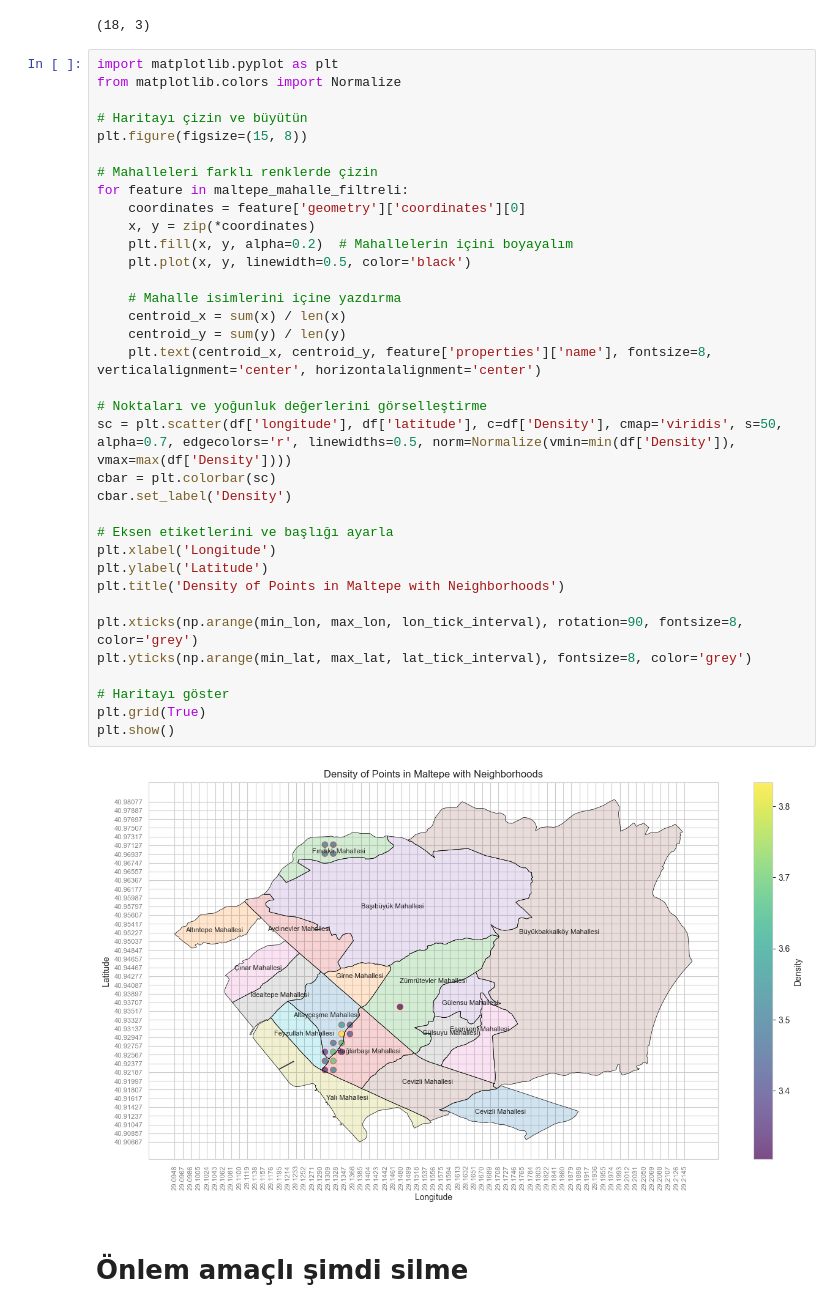
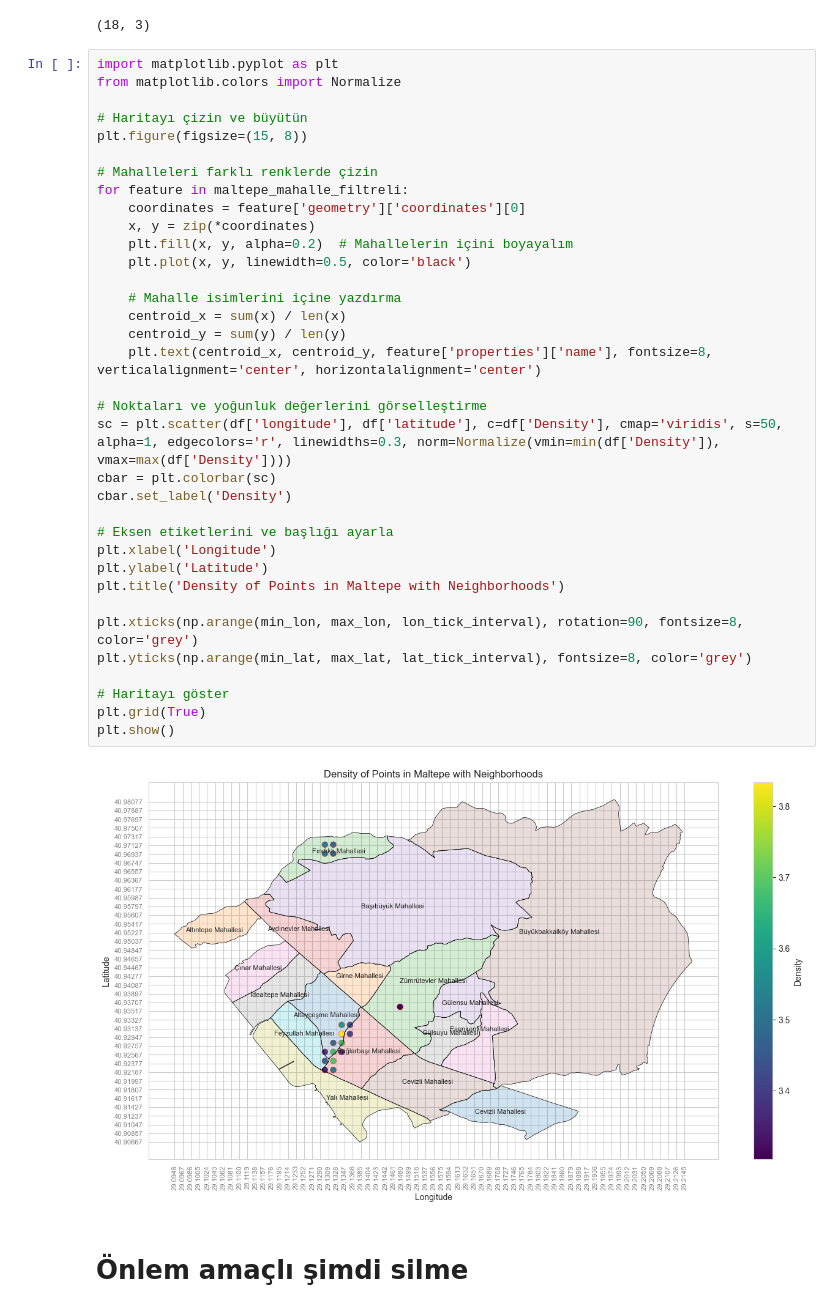
Before and after one commit to umutky/engineering_project, a Jupyter notebook: prepare_data.ipynb, the cells around one changed output. Saved outputs shown, nothing was run; the diff lists cells and outputs as text.

```diff
--- a/prepare_data.ipynb
+++ b/prepare_data.ipynb
@@ -1563,35 +1564,35 @@ from matplotlib.colors import Normalize
 plt.figure(figsize=(15, 8))
 
 # Mahalleleri farklı renklerde çizin
 for feature in maltepe_mahalle_filtreli:
     coordinates = feature['geometry']['coordinates'][0]
     x, y = zip(*coordinates)
     plt.fill(x, y, alpha=0.2)  # Mahallelerin içini boyayalım
     plt.plot(x, y, linewidth=0.5, color='black')
 
     # Mahalle isimlerini içine yazdırma
     centroid_x = sum(x) / len(x)
     centroid_y = sum(y) / len(y)
     plt.text(centroid_x, centroid_y, feature['properties']['name'], fontsize=8, verticalalignment='center', horizontalalignment='center')
 
 # Noktaları ve yoğunluk değerlerini görselleştirme
-sc = plt.scatter(df['longitude'], df['latitude'], c=df['Density'], cmap='viridis', s=50, alpha=0.7, edgecolors='r', linewidths=0.5, norm=Normalize(vmin=min(df['Density']), vmax=max(df['Density'])))
+sc = plt.scatter(df['longitude'], df['latitude'], c=df['Density'], cmap='viridis', s=50, alpha=1, edgecolors='r', linewidths=0.3, norm=Normalize(vmin=min(df['Density']), vmax=max(df['Density'])))
 cbar = plt.colorbar(sc)
 cbar.set_label('Density')
 
 # Eksen etiketlerini ve başlığı ayarla
 plt.xlabel('Longitude')
 plt.ylabel('Latitude')
 plt.title('Density of Points in Maltepe with Neighborhoods')
 
 plt.xticks(np.arange(min_lon, max_lon, lon_tick_interval), rotation=90, fontsize=8, color='grey')
 plt.yticks(np.arange(min_lat, max_lat, lat_tick_interval), fontsize=8, color='grey')
 
 # Haritayı göster
 plt.grid(True)
 plt.show()
 # %% [output]
-[figure, old version]
+[figure, new version]
 # %% [markdown]
 # Önlem amaçlı şimdi silme
 # %%
```
Also changed, not shown: parts of 5 cells of this notebook.
